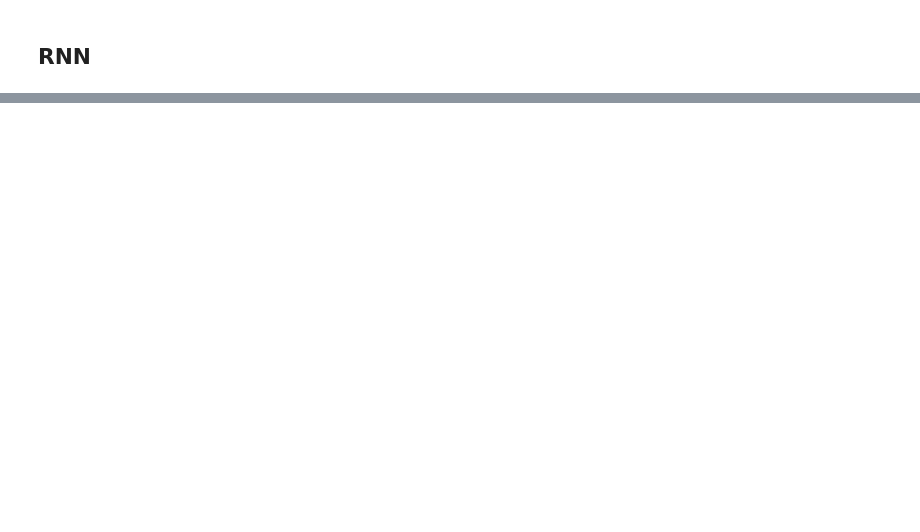
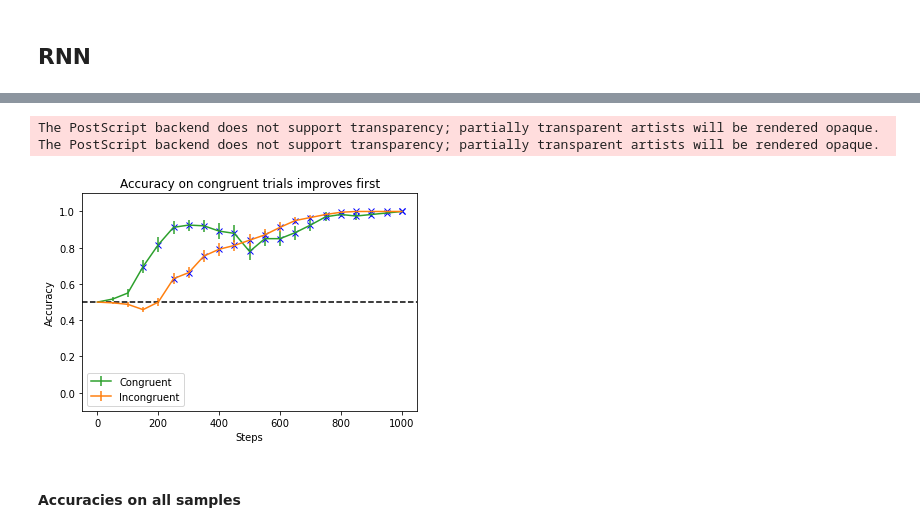
Before and after one commit to jlrussin/warped-map, a Jupyter notebook: notebooks/cong_incong_acc.ipynb, the cells around one changed output, grey strips where cells are left out. Cells and saved outputs as stored; diff of their text form; code cells hidden in the pictures; blank space fills up the shorter version.

```diff
--- a/notebooks/cong_incong_acc.ipynb
+++ b/notebooks/cong_incong_acc.ipynb
@@ -83,0 +187,17 @@ The PostScript backend does not support transparency; partially transparent arti
+# %%
+results_fn = 'rnn.P'
+analyze_every = 50
+accs_type = 'test_accs'
+title = "RNN"
+save_fn = '../../figures/rnn_cong_incong_acc_test.eps'
+# %%
+cong_accs, incong_accs = load_results(results_fn, accs_type)
+cong_p = get_significance(cong_accs, accs_type)
+incong_p = get_significance(incong_accs, accs_type)
+plot_accuracy(cong_accs, incong_accs, cong_p, incong_p, analyze_every, title, save_fn)
+# %% [output]
+The PostScript backend does not support transparency; partially transparent artists will be rendered opaque.
+The PostScript backend does not support transparency; partially transparent artists will be rendered opaque.
+[figure, added]
+# %% [markdown]
+#### Accuracies on all samples
```
Also changed, not shown: parts of 30 cells of this notebook, 3 other files.
